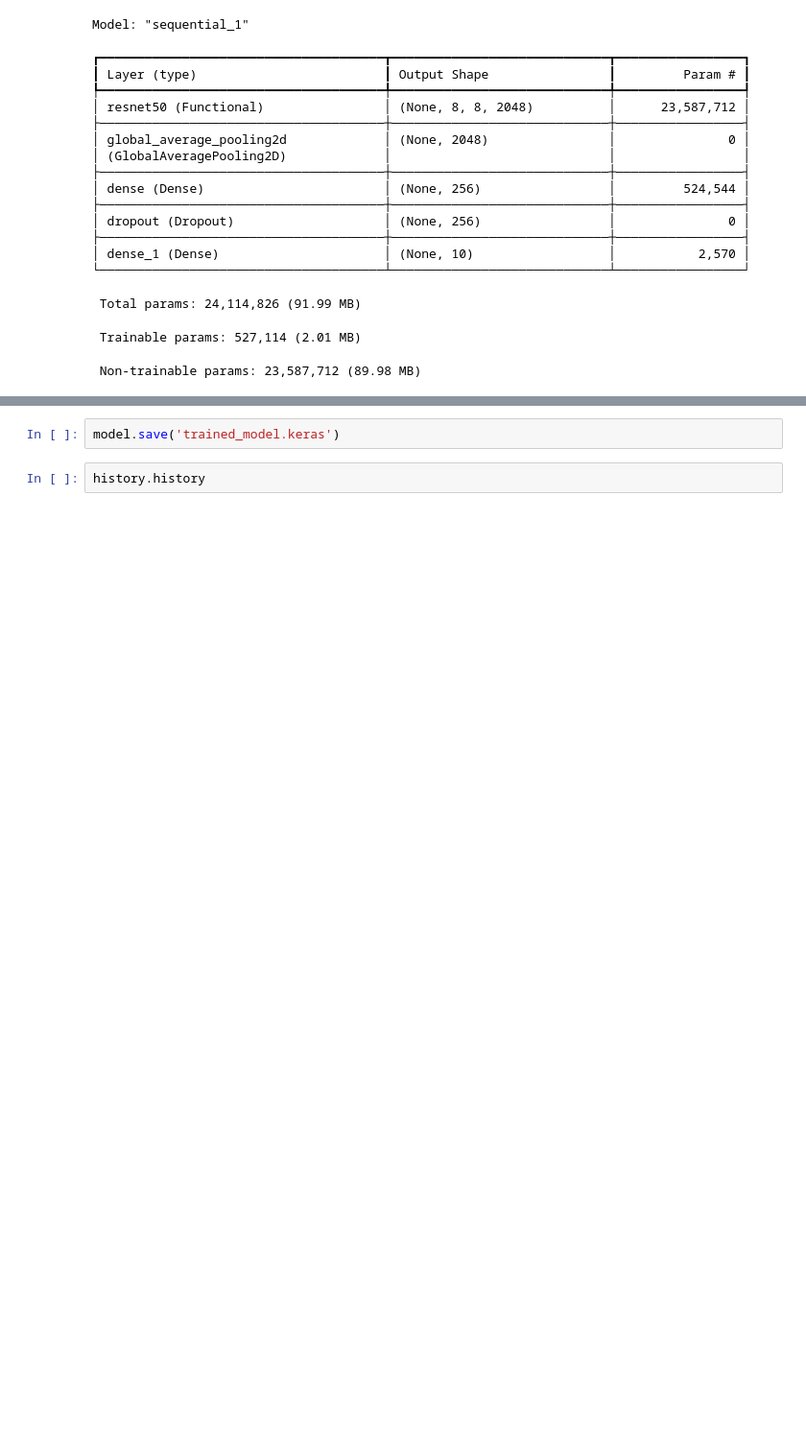
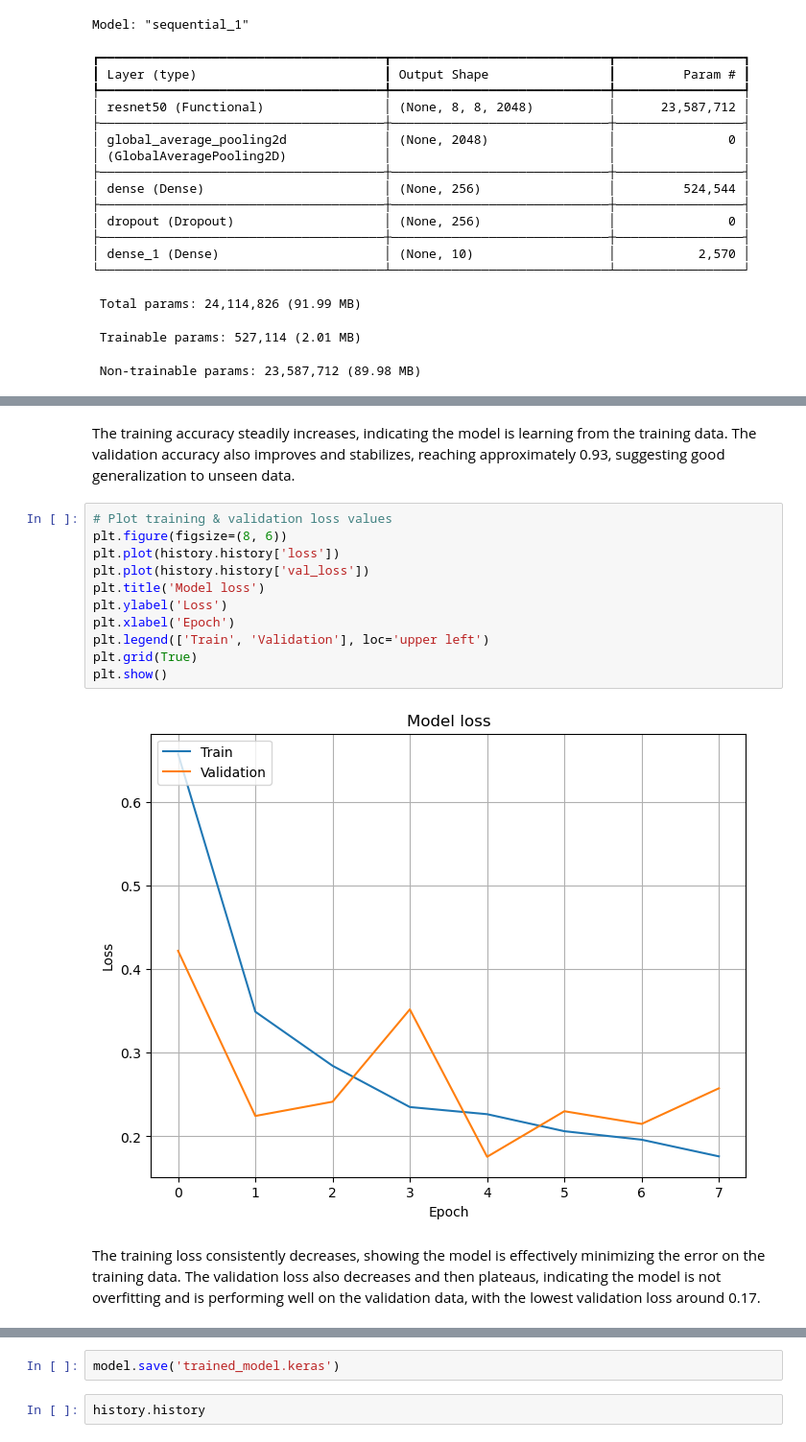
Before and after one commit to KeyMoney22/Plant_disease_classification-, a Jupyter notebook: tomato_disease_detection resnet 50.ipynb, the cells around one changed output, grey strips where cells are left out. Shown at 96% size. Drawn from its saved outputs; the diff is of its cells as text; blank space fills up the shorter version.

```diff
--- a/tomato_disease_detection resnet 50.ipynb
+++ b/tomato_disease_detection resnet 50.ipynb
@@ -324,2 +342,21 @@ plt.show()
+# %% [markdown]
+The training accuracy steadily increases, indicating the model is learning from the training data.
+The validation accuracy also improves and stabilizes, reaching approximately 0.93, suggesting good generalization to unseen data.
+# %%
+# Plot training & validation loss values
+plt.figure(figsize=(8, 6))
+plt.plot(history.history['loss'])
+plt.plot(history.history['val_loss'])
+plt.title('Model loss')
+plt.ylabel('Loss')
+plt.xlabel('Epoch')
+plt.legend(['Train', 'Validation'], loc='upper left')
+plt.grid(True)
+plt.show()
+# %% [output]
+[figure, added]
+# %% [markdown]
+The training loss consistently decreases, showing the model is effectively minimizing the error on the training data.
+The validation loss also decreases and then plateaus, indicating the model is not overfitting and is performing well on the validation data, with the lowest validation loss around 0.17.
 # %%
 # Evaluate the model
```
Also changed, not shown: parts of 19 cells of this notebook.
